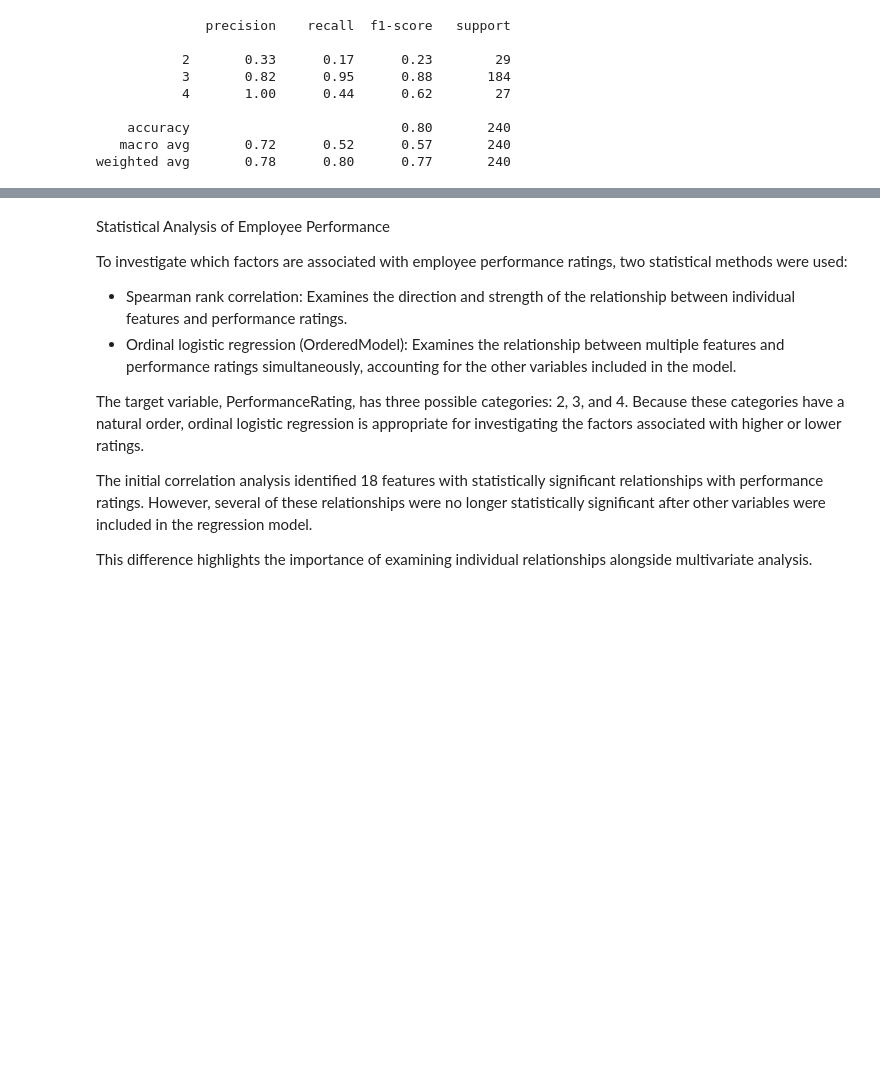
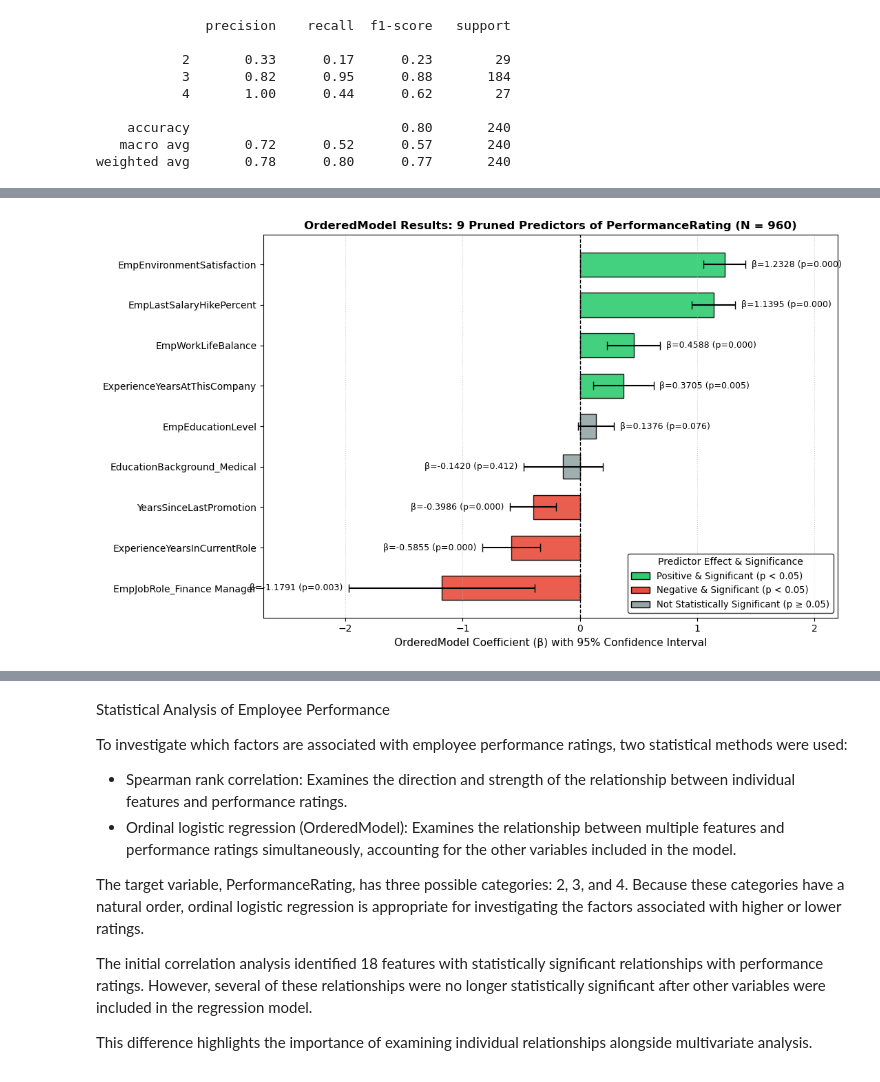
Before and after one commit to GiannaSal/employee_performance, a Jupyter notebook: src/data_processing/data_exploratory_analysis.ipynb, the cells around one changed output, grey strips where cells are left out. Saved outputs shown, nothing was run; the diff lists cells and outputs as text; code cells hidden in the pictures; blank space fills up the shorter version.

```diff
--- a/src/data_processing/data_exploratory_analysis.ipynb
+++ b/src/data_processing/data_exploratory_analysis.ipynb
@@ -1098,0 +1090,80 @@ weighted avg       0.78      0.80      0.77       240
+# %%
+import matplotlib.pyplot as plt
+from matplotlib.patches import Patch
+import pandas as pd
+
+# Exact values from your OrderedModel Results table (9 predictors)
+results_df = pd.DataFrame({
+    "Feature": [
+        "EmpEducationLevel",
+        "EmpEnvironmentSatisfaction",
+        "EmpLastSalaryHikePercent",
+        "EmpWorkLifeBalance",
+        "ExperienceYearsAtThisCompany",
+        "ExperienceYearsInCurrentRole",
+        "YearsSinceLastPromotion",
+        "EducationBackground_Medical",
+        "EmpJobRole_Finance Manager"
+    ],
+    "coef": [0.1376, 1.2328, 1.1395, 0.4588, 0.3705, -0.5855, -0.3986, -0.1420, -1.1791],
+    "std_err": [0.078, 0.092, 0.094, 0.116, 0.132, 0.126, 0.101, 0.173, 0.404],
+    "z": [1.773, 13.360, 12.084, 3.954, 2.801, -4.636, -3.948, -0.821, -2.921],
+    "p_value": [0.076, 0.000, 0.000, 0.000, 0.005, 0.000, 0.000, 0.412, 0.003],
+    "ci_low": [-0.015, 1.052, 0.955, 0.231, 0.111, -0.833, -0.596, -0.481, -1.970],
+    "ci_high": [0.290, 1.414, 1.324, 0.686, 0.630, -0.338, -0.201, 0.197, -0.388]
+}).sort_values(by="coef", ascending=True)
+
+fig, ax = plt.subplots(figsize=(11, 6.5))
+ax.axvline(x=0, color="black", linestyle="--", linewidth=1)
+
+# Assign colors based on direction and statistical significance (p < 0.05)
+colors = [
+    "#95a5a6" if p >= 0.05 else ("#2ecc71" if c > 0 else "#e74c3c")
+    for c, p in zip(results_df["coef"], results_df["p_value"])
+]
+
+xerr = [
+    results_df["coef"] - results_df["ci_low"],
+    results_df["ci_high"] - results_df["coef"]
+]
+
+ax.barh(
+    results_df["Feature"], results_df["coef"], xerr=xerr,
+    color=colors, edgecolor="black", height=0.6, capsize=4, alpha=0.9
+)
+
+# Annotate exact coef and p-value from the table
+for _, row in results_df.iterrows():
+    offset = row["ci_high"] + 0.05 if row["coef"] >= 0 else row["ci_low"] - 0.05
+    align = "left" if row["coef"] >= 0 else "right"
+    ax.text(
+        offset, row["Feature"],
+        f"β={row['coef']:.4f} (p={row['p_value']:.3f})",
+        va="center", ha=align, fontsize=9
+    )
+
+# Add the colour chart / legend
+legend_elements = [
+    Patch(facecolor="#2ecc71", edgecolor="black", label="Positive & Significant (p < 0.05)"),
+    Patch(facecolor="#e74c3c", edgecolor="black", label="Negative & Significant (p < 0.05)"),
+    Patch(facecolor="#95a5a6", edgecolor="black", label="Not Statistically Significant (p ≥ 0.05)")
+]
+ax.legend(
+    handles=legend_elements,
+    title="Predictor Effect & Significance",
+    loc="lower right",
+    frameon=True,
+    facecolor="white",
+    edgecolor="black",
+    fontsize=9.5,
+    title_fontsize=10
+)
+
+ax.set_xlim(-2.7, 2.2)
+ax.set_xlabel("OrderedModel Coefficient (β) with 95% Confidence Interval", fontsize=11)
+ax.set_title("OrderedModel Results: 9 Pruned Predictors of PerformanceRating (N = 960)", fontsize=12, fontweight="bold")
+ax.grid(axis="x", linestyle=":", alpha=0.6)
+plt.tight_layout()
+plt.show()
+# %% [output]
+[figure, added]
```
Also changed, not shown: parts of 24 cells of this notebook.
